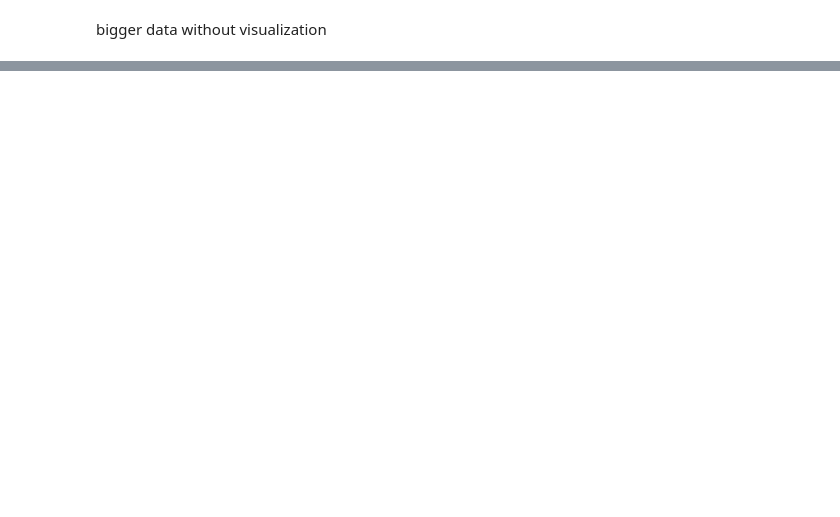
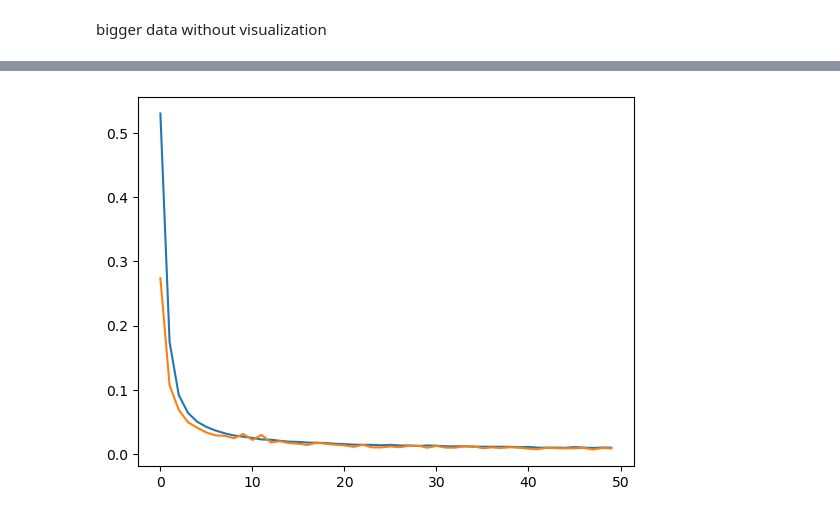
Before and after one commit to capta1Nemo/Workspace, a Jupyter notebook: EarthML/ML/exercise.ipynb, the cells around one changed output, grey strips where cells are left out. Drawn from its saved outputs; the diff is of its cells as text; code cells hidden in the pictures; blank space fills up the shorter version.

```diff
--- a/EarthML/ML/exercise.ipynb
+++ b/EarthML/ML/exercise.ipynb
@@ -451,2 +718,13 @@ relu seems to be converging around 30 epochs while sigmoid continues to drop aft
 # %% [markdown]
 bigger data without visualization
+# %%
+features=10
+size=10000
+def data_gen(features,size):
+    x=np.random.uniform(-1,1,(size,features))
+    label=[int(j.sum()>0) for j in x]
+    df=pd.DataFrame({})
+    for i in range(features):
+        df[f'x{i+1}']=x[:,i]
+    df['label']=label
+    return df
@@ -452,0 +733,2 @@ bigger data without visualization
+# %%
+df=data_gen(features,size)
@@ -452,0 +751,12 @@ bigger data without visualization
+# %%
+bigmodel=tf.keras.Sequential([
+    tf.keras.layers.Dense(128,input_shape=(10,),activation='sigmoid'),
+    tf.keras.layers.Dense(16,activation='sigmoid'),
+    tf.keras.layers.Dense(1,activation='sigmoid')
+])
+
+bigmodel.compile(optimizer=tf.keras.optimizers.Adam(learning_rate=1e-3),
+              loss=tf.keras.losses.BinaryCrossentropy(),
+              metrics=['accuracy'])
+# %%
+history=bigmodel.fit(df.drop(columns='label'),df['label'],epochs=50,verbose=1,validation_split=0.1)
@@ -452,0 +781,6 @@ bigger data without visualization
+# %%
+plt.plot(history.history['loss'])
+plt.plot(history.history['val_loss'])
+plt.show()
+# %% [output]
+[figure, added]
```
Also changed, not shown: parts of 64 cells of this notebook.
